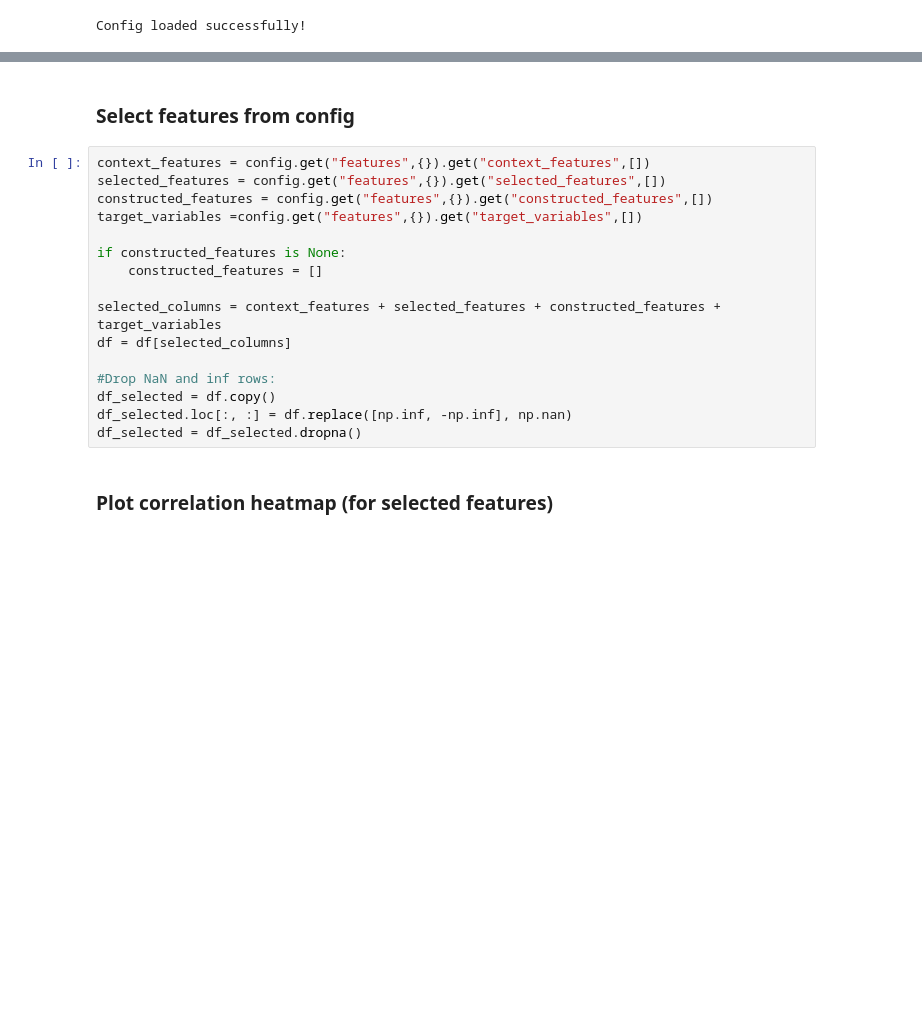
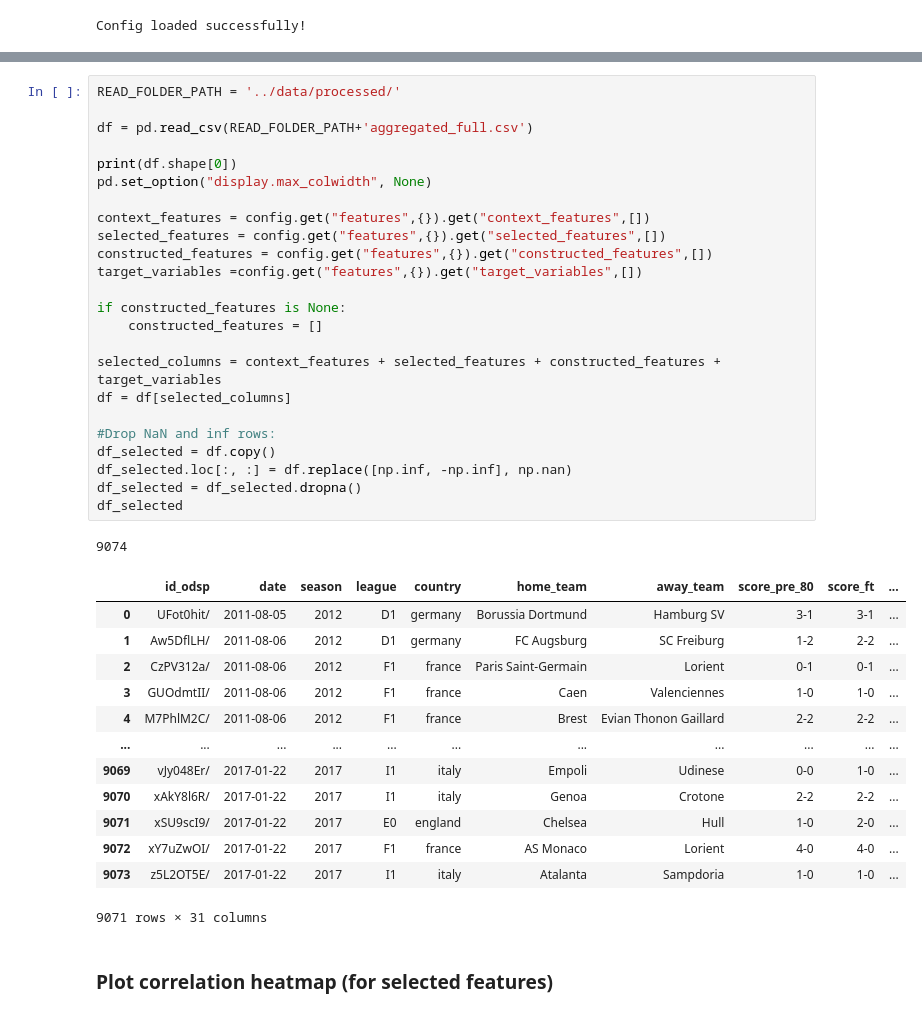
Before and after one commit to JoshuaGraham14/football-corner-prediction, a Jupyter notebook: notebooks/10a_classification_pipeline.ipynb, the cells around one changed output, grey strips where cells are left out. Saved outputs shown, nothing was run; the diff lists cells and outputs as text; blank space fills up the shorter version.

```diff
--- a/notebooks/10a_classification_pipeline.ipynb
+++ b/notebooks/10a_classification_pipeline.ipynb
@@ -59,21 +46,42 @@ df
-# %% [markdown]
-### Select features from config
 # %%
+READ_FOLDER_PATH = '../data/processed/'
+
+df = pd.read_csv(READ_FOLDER_PATH+'aggregated_full.csv')
+
+print(df.shape[0])
+pd.set_option("display.max_colwidth", None)
+
 context_features = config.get("features",{}).get("context_features",[])
 selected_features = config.get("features",{}).get("selected_features",[])
 constructed_features = config.get("features",{}).get("constructed_features",[])
 target_variables =config.get("features",{}).get("target_variables",[])
 
 if constructed_features is None:
     constructed_features = []
 
 selected_columns = context_features + selected_features + constructed_features + target_variables
 df = df[selected_columns]
 
 #Drop NaN and inf rows:
 df_selected = df.copy()
 df_selected.loc[:, :] = df.replace([np.inf, -np.inf], np.nan)
 df_selected = df_selected.dropna()
+df_selected
+# %% [output]
+9074
+|  | id_odsp | date | season | league | country | home_team | away_team | score_pre_80 | score_ft | ... |
+| 0 | UFot0hit/ | 2011-08-05 | 2012 | D1 | germany | Borussia Dortmund | Hamburg SV | 3-1 | 3-1 | ... |
+| 1 | Aw5DflLH/ | 2011-08-06 | 2012 | D1 | germany | FC Augsburg | SC Freiburg | 1-2 | 2-2 | ... |
+| 2 | CzPV312a/ | 2011-08-06 | 2012 | F1 | france | Paris Saint-Germain | Lorient | 0-1 | 0-1 | ... |
+| 3 | GUOdmtII/ | 2011-08-06 | 2012 | F1 | france | Caen | Valenciennes | 1-0 | 1-0 | ... |
+| 4 | M7PhlM2C/ | 2011-08-06 | 2012 | F1 | france | Brest | Evian Thonon Gaillard | 2-2 | 2-2 | ... |
+| ... | ... | ... | ... | ... | ... | ... | ... | ... | ... | ... |
+| 9069 | vJy048Er/ | 2017-01-22 | 2017 | I1 | italy | Empoli | Udinese | 0-0 | 1-0 | ... |
+| 9070 | xAkY8l6R/ | 2017-01-22 | 2017 | I1 | italy | Genoa | Crotone | 2-2 | 2-2 | ... |
+| 9071 | xSU9scI9/ | 2017-01-22 | 2017 | E0 | england | Chelsea | Hull | 1-0 | 2-0 | ... |
+| 9072 | xY7uZwOI/ | 2017-01-22 | 2017 | F1 | france | AS Monaco | Lorient | 4-0 | 4-0 | ... |
+| 9073 | z5L2OT5E/ | 2017-01-22 | 2017 | I1 | italy | Atalanta | Sampdoria | 1-0 | 1-0 | ... |
+9071 rows × 31 columns
 # %% [markdown]
 ### Plot correlation heatmap (for selected features)
 # %%
```
Also changed, not shown: parts of 14 cells of this notebook, 2 other files.
